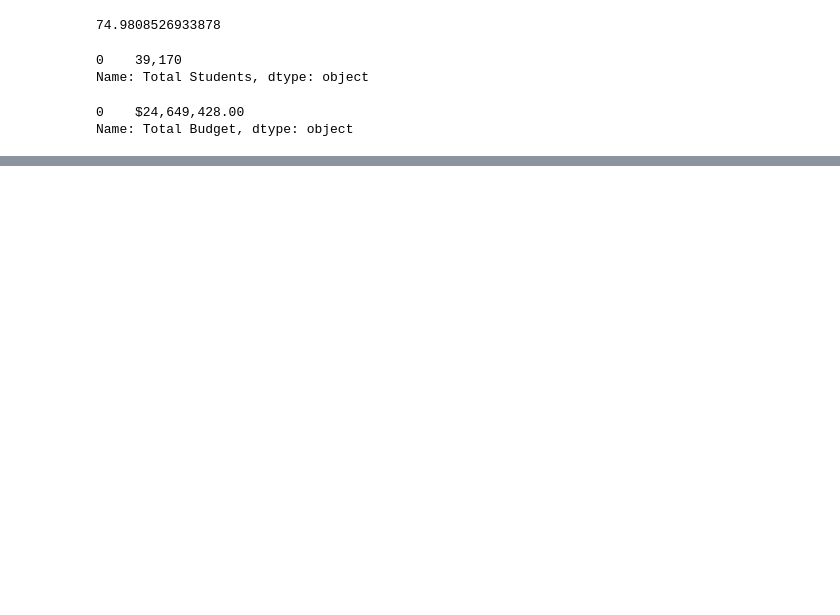
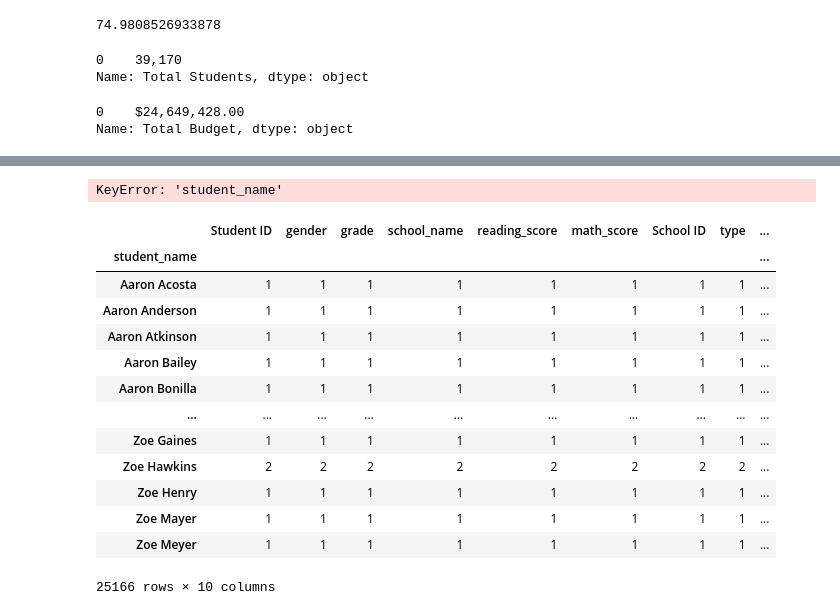
Before and after one commit to Nabeysena/School_District_Analysis, a Jupyter notebook: PyCitySchools.ipynb, the cells around one changed output, grey strips where cells are left out. Cells and saved outputs as stored; diff of their text form; code cells hidden in the pictures; blank space fills up the shorter version.

Commit message:
school summary complete.

```diff
--- a/PyCitySchools.ipynb
+++ b/PyCitySchools.ipynb
@@ -425,0 +622,26 @@ district_summary_df
+# %%
+# Calculate the passing scores for math by creating a filtered DataFrame.
+per_school_passing_math = school_data_complete_df[(school_data_complete_df["math_score"] >= 70)]
+# %%
+# Calculate the number of students passing math and passing reading by school.
+per_school_passing_math = per_school_passing_math.groupby(["school_name"]).count()["student_name"]
+per_school_passing_math
+# %% [output]
+KeyError: 'student_name'
+# %%
+per_school_passing_math.groupby(["student_name"]).count()
+# %% [output]
+|  | Student ID | gender | grade | school_name | reading_score | math_score | School ID | type | ... |
+| student_name |  |  |  |  |  |  |  |  | ... |
+| Aaron Acosta | 1 | 1 | 1 | 1 | 1 | 1 | 1 | 1 | ... |
+| Aaron Anderson | 1 | 1 | 1 | 1 | 1 | 1 | 1 | 1 | ... |
+| Aaron Atkinson | 1 | 1 | 1 | 1 | 1 | 1 | 1 | 1 | ... |
+| Aaron Bailey | 1 | 1 | 1 | 1 | 1 | 1 | 1 | 1 | ... |
+| Aaron Bonilla | 1 | 1 | 1 | 1 | 1 | 1 | 1 | 1 | ... |
+| ... | ... | ... | ... | ... | ... | ... | ... | ... | ... |
+| Zoe Gaines | 1 | 1 | 1 | 1 | 1 | 1 | 1 | 1 | ... |
+| Zoe Hawkins | 2 | 2 | 2 | 2 | 2 | 2 | 2 | 2 | ... |
+| Zoe Henry | 1 | 1 | 1 | 1 | 1 | 1 | 1 | 1 | ... |
+| Zoe Mayer | 1 | 1 | 1 | 1 | 1 | 1 | 1 | 1 | ... |
+| Zoe Meyer | 1 | 1 | 1 | 1 | 1 | 1 | 1 | 1 | ... |
+25166 rows × 10 columns
```
Also changed, not shown: parts of 24 cells of this notebook.
